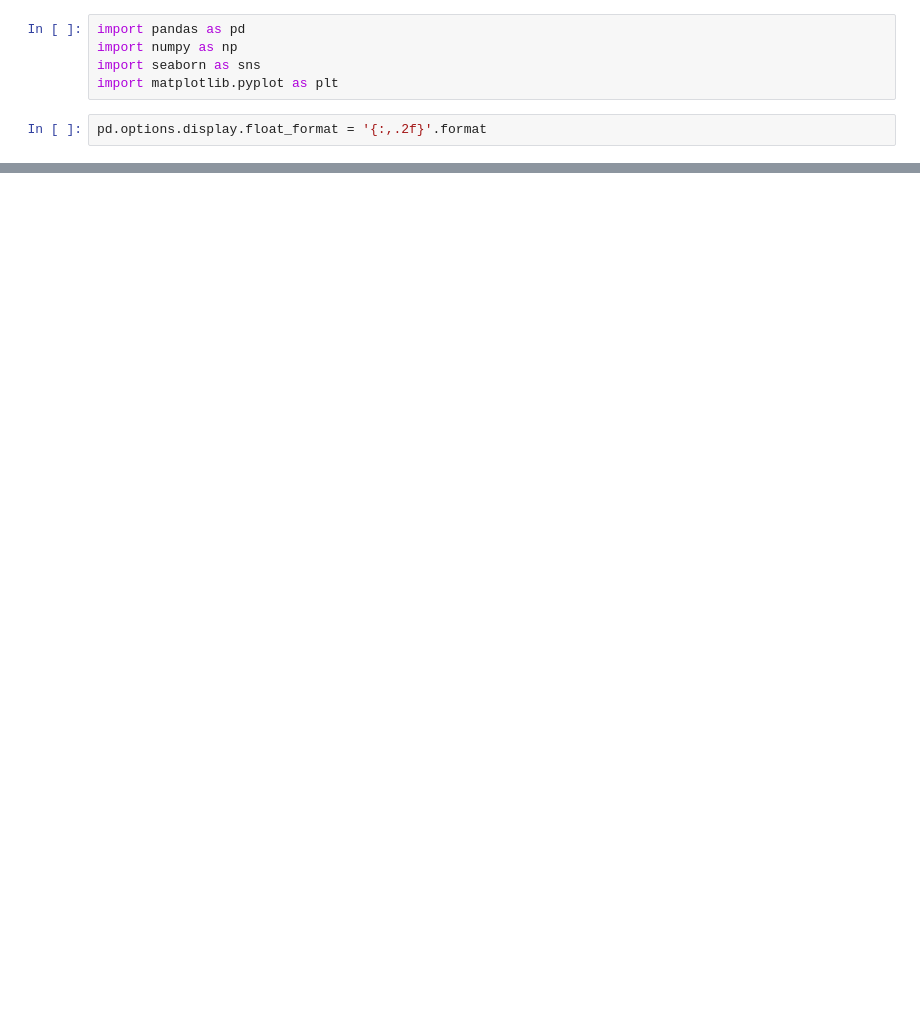
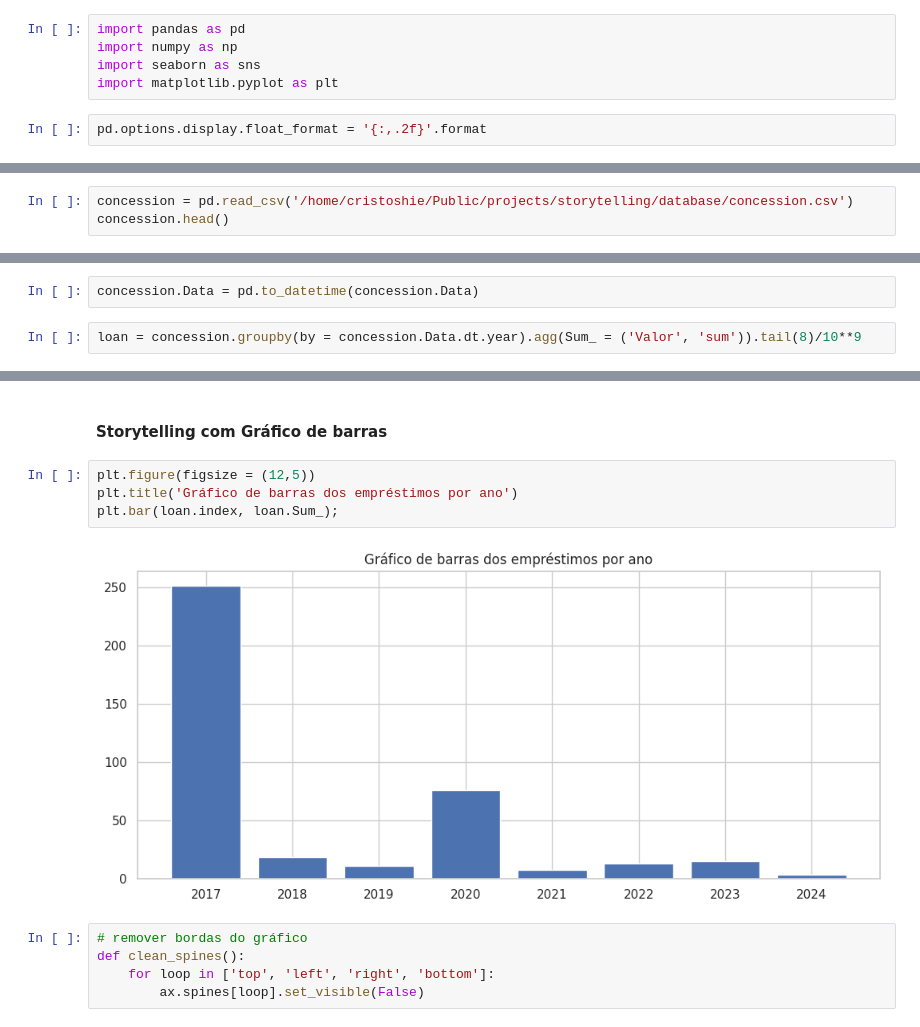
Before and after one commit to c-Tos1wa/storytelling, a Jupyter notebook: notebooks/report.ipynb, the cells around one changed output, grey strips where cells are left out. Drawn from its saved outputs; the diff is of its cells as text; blank space fills up the shorter version.

```diff
--- a/notebooks/report.ipynb
+++ b/notebooks/report.ipynb
@@ -15,0 +20,3 @@ plt.title('Paleta de cores - Ministério da Fazenda', loc = 'center', fontsize =
+# %%
+concession = pd.read_csv('/home/cristoshie/Public/projects/storytelling/database/concession.csv')
+concession.head()
@@ -15,0 +30,4 @@ plt.title('Paleta de cores - Ministério da Fazenda', loc = 'center', fontsize =
+# %%
+concession.Data = pd.to_datetime(concession.Data)
+# %%
+loan = concession.groupby(by = concession.Data.dt.year).agg(Sum_ = ('Valor', 'sum')).tail(8)/10**9
@@ -15,0 +47,13 @@ plt.title('Paleta de cores - Ministério da Fazenda', loc = 'center', fontsize =
+# %% [markdown]
+#### Storytelling com Gráfico de barras
+# %%
+plt.figure(figsize = (12,5))
+plt.title('Gráfico de barras dos empréstimos por ano')
+plt.bar(loan.index, loan.Sum_);
+# %% [output]
+[figure, added]
+# %%
+# remover bordas do gráfico
+def clean_spines():
+    for loop in ['top', 'left', 'right', 'bottom']:
+        ax.spines[loop].set_visible(False)
```
Also changed, not shown: parts of 6 cells of this notebook, 5 other files.
